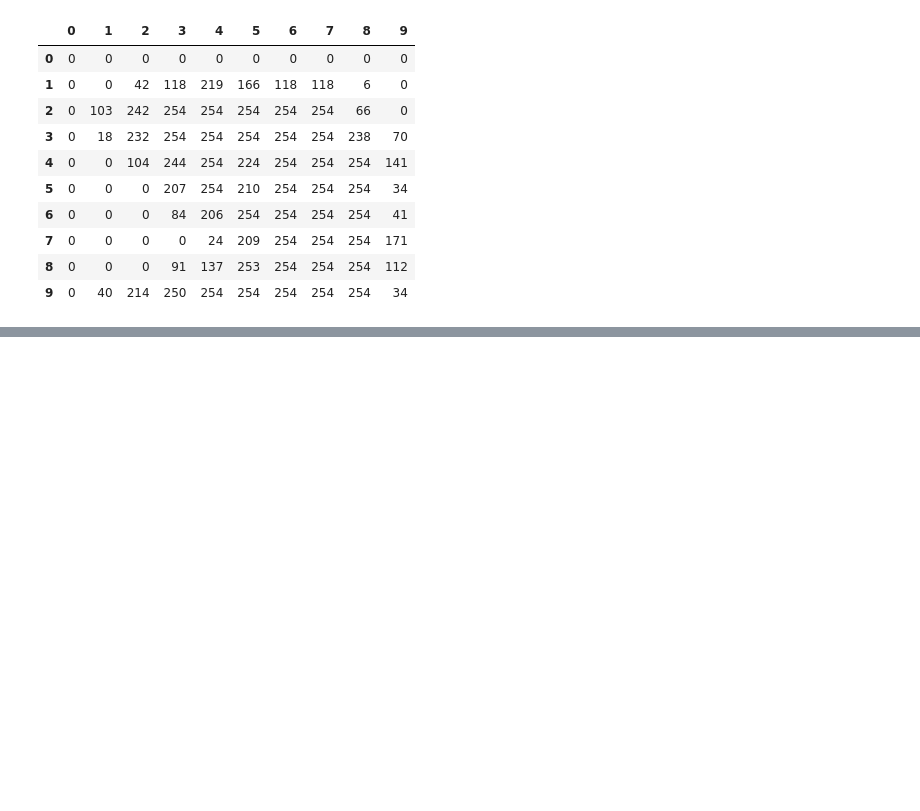
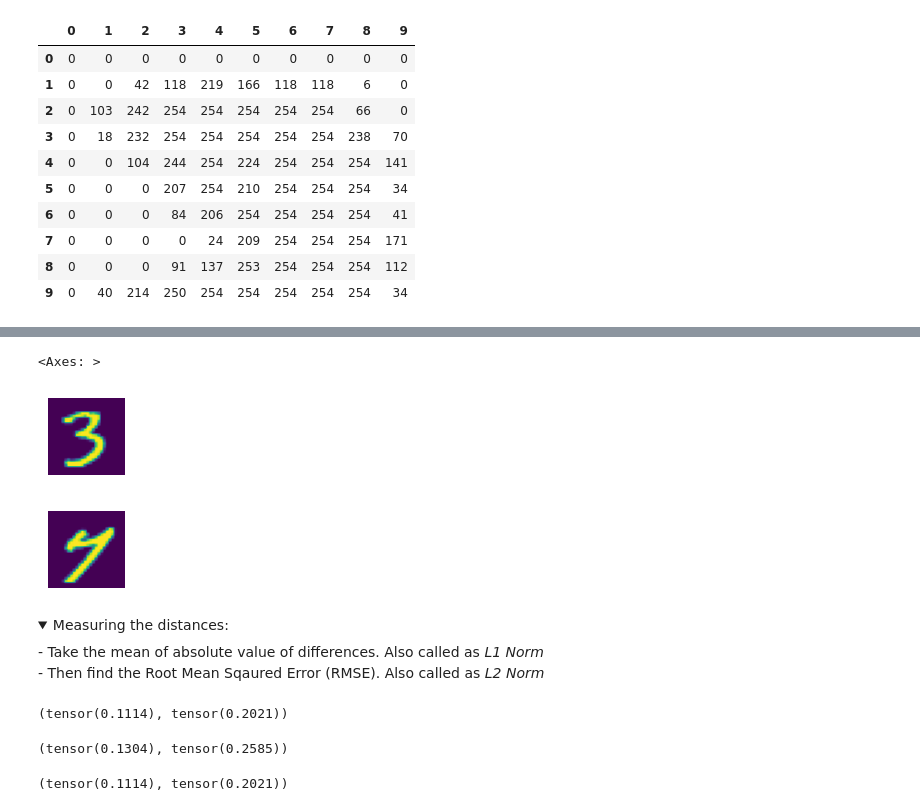
Before and after one commit to Firojpaudel/Machine-Learning-Notes, a Jupyter notebook: Practical Deep Learning For Coders/Chapter_4.ipynb, the cells around one changed output, grey strips where cells are left out. Drawn from its saved outputs; the diff is of its cells as text; code cells hidden in the pictures; folded sections open; blank space fills up the shorter version.

```diff
--- a/Practical Deep Learning For Coders/Chapter_4.ipynb
+++ b/Practical Deep Learning For Coders/Chapter_4.ipynb
@@ -130,0 +183,40 @@ df.style.set_properties(**{'font-size':'6pt'}).background_gradient('Greys')
+# %%
+## Just picking an arbitary 3s or 7s and seeing how far are we from the "ideal digits"
+arb_3 = stacked_threes[1]
+show_image(arb_3)
+
+arb_7 = stacked_sevens[1]
+show_image(arb_7)
+# %% [output]
+<Axes: >
+[figure, added]
+[figure, added]
+# %% [markdown]
+<details>
+  <summary>
+    Measuring the distances:
+  </summary>
+- Take the mean of absolute value of differences. Also called as <i>L1 Norm</i> <br>
+- Then find the Root Mean Sqaured Error (RMSE). Also called as <i>L2 Norm</i>
+</details>
+# %%
+#@ Implementing the above information
+
+dist_3_abs = (arb_3 - mean3).abs().mean() #L1 Norm
+dist_3_sqr = ((arb_3 - mean3)**2).mean().sqrt() #L2 Norm
+dist_3_abs, dist_3_sqr
+# %% [output]
+(tensor(0.1114), tensor(0.2021))
+# %%
+dist_7_abs= (arb_7 - mean7).abs().mean()
+dist_7_sqr= ((arb_7 - mean7)**2).mean().sqrt()
+dist_7_abs, dist_7_sqr
+# %% [output]
+(tensor(0.1304), tensor(0.2585))
+# %%
+#@ Now implementing the same using loss functions.
+import torch.nn.functional as F
+
+F.l1_loss(arb_3.float(), mean3), F.mse_loss(arb_3, mean3).sqrt() #l1 stands for L1 Norm and mse is just L2 Norm
+# %% [output]
+(tensor(0.1114), tensor(0.2021))
```
Also changed, not shown: parts of 16 cells of this notebook.
